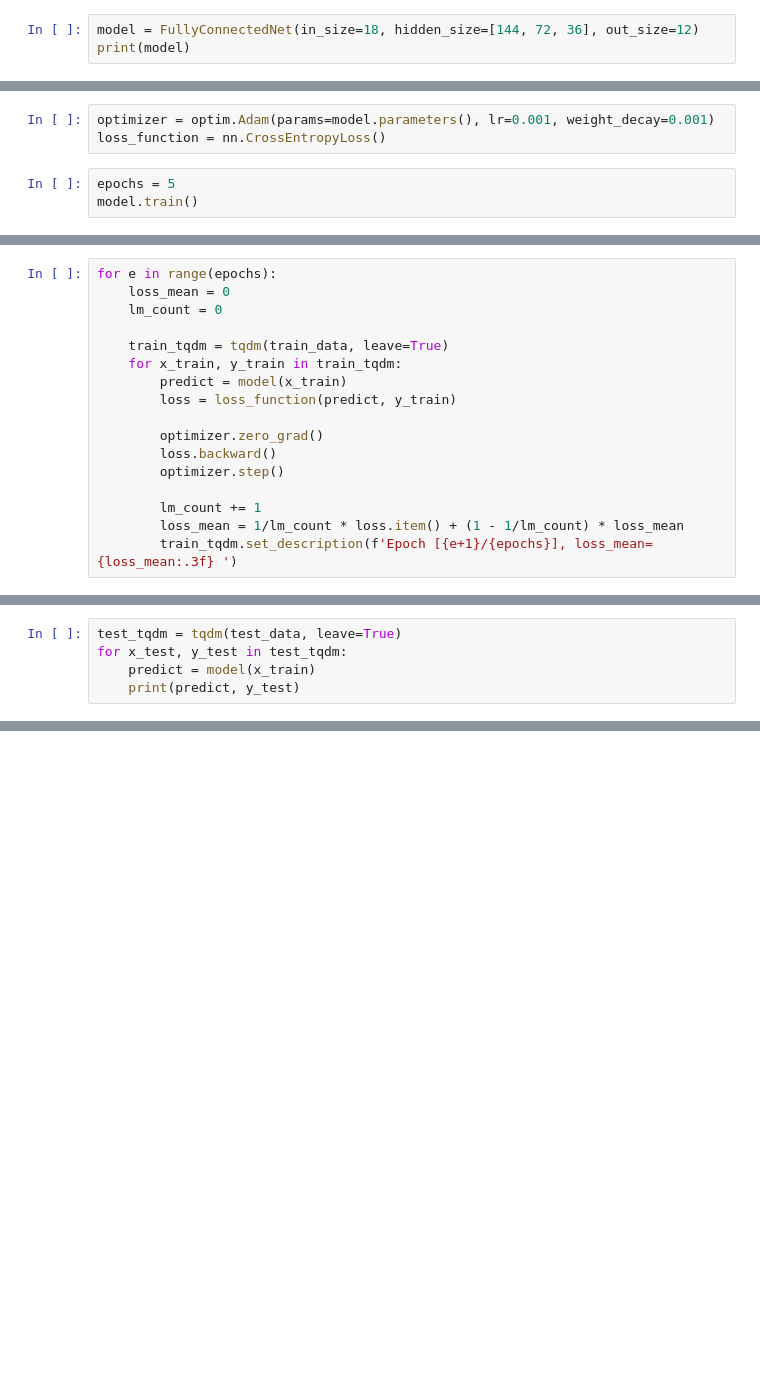
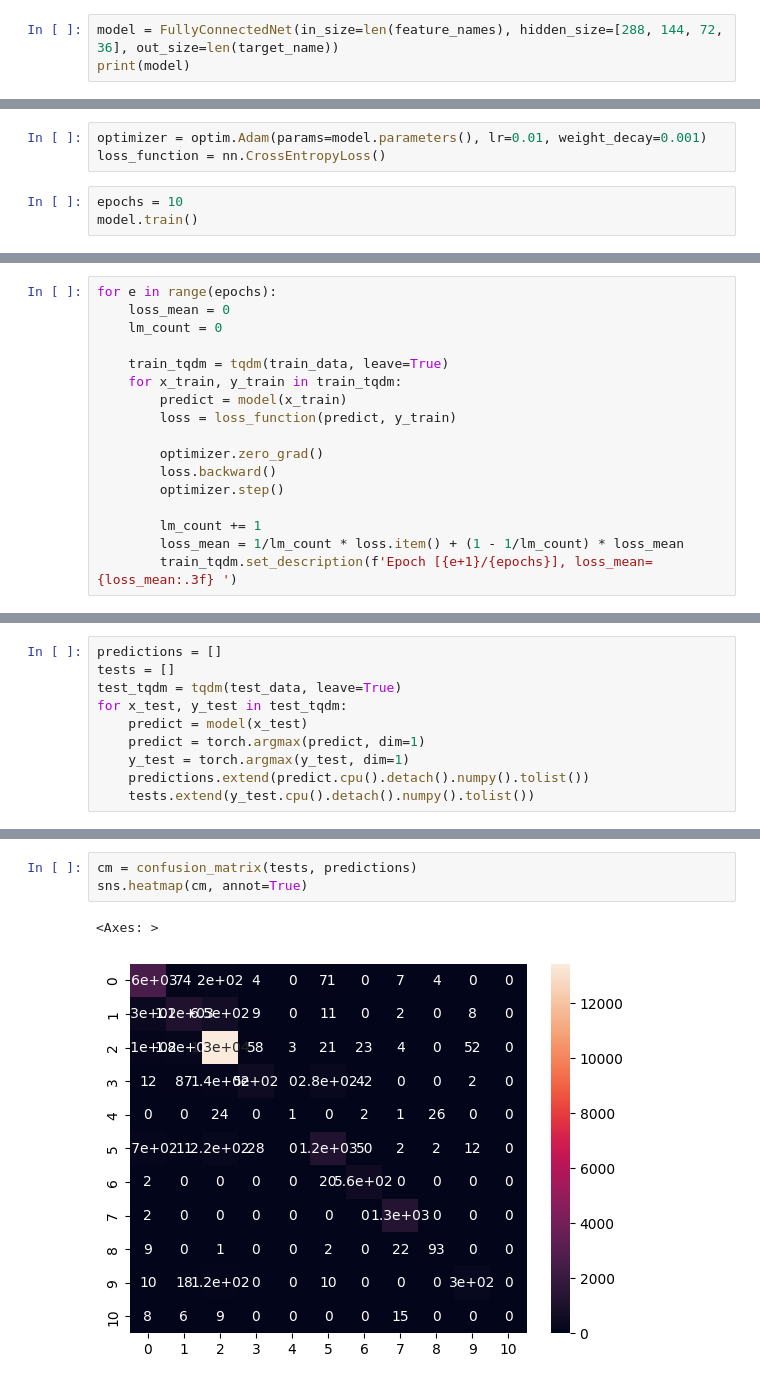
Before and after one commit to EgorenkovaURFU/well_log, a Jupyter notebook: fully_connected.ipynb, the cells around one changed output, grey strips where cells are left out. Saved outputs shown, nothing was run; the diff lists cells and outputs as text; blank space fills up the shorter version.

```diff
--- a/fully_connected.ipynb
+++ b/fully_connected.ipynb
@@ -72,5 +127,5 @@ train_data = DataLoader(dataset=train_dataset, batch_size=64, shuffle=True, )
 # %%
-model = FullyConnectedNet(in_size=18, hidden_size=[144, 72, 36], out_size=12)
+model = FullyConnectedNet(in_size=len(feature_names), hidden_size=[288, 144, 72, 36], out_size=len(target_name))
 print(model)
 # %% [output]
 FullyConnectedNet(
@@ -90,10 +147,10 @@ FullyConnectedNet(
   )
 )
 # %%
-optimizer = optim.Adam(params=model.parameters(), lr=0.001, weight_decay=0.001)
+optimizer = optim.Adam(params=model.parameters(), lr=0.01, weight_decay=0.001)
 loss_function = nn.CrossEntropyLoss()
 # %%
-epochs = 5
+epochs = 10
 model.train()
 # %% [output]
 FullyConnectedNet(
@@ -132,5 +212,10 @@ for e in range(epochs):
 # %%
+predictions = []
+tests = []
 test_tqdm = tqdm(test_data, leave=True)
 for x_test, y_test in test_tqdm:
-    predict = model(x_train)
-    print(predict, y_test)
+    predict = model(x_test)
+    predict = torch.argmax(predict, dim=1)
+    y_test = torch.argmax(y_test, dim=1)
+    predictions.extend(predict.cpu().detach().numpy().tolist())
+    tests.extend(y_test.cpu().detach().numpy().tolist())
@@ -342,0 +244,6 @@ tensor([[0., 0., 1., 0., 0., 0., 0., 0., 0., 0., 0., 0.],
+# %%
+cm = confusion_matrix(tests, predictions)
+sns.heatmap(cm, annot=True)
+# %% [output]
+<Axes: >
+[figure, added]
```
Also changed, not shown: parts of 21 cells of this notebook, 5 other files.
